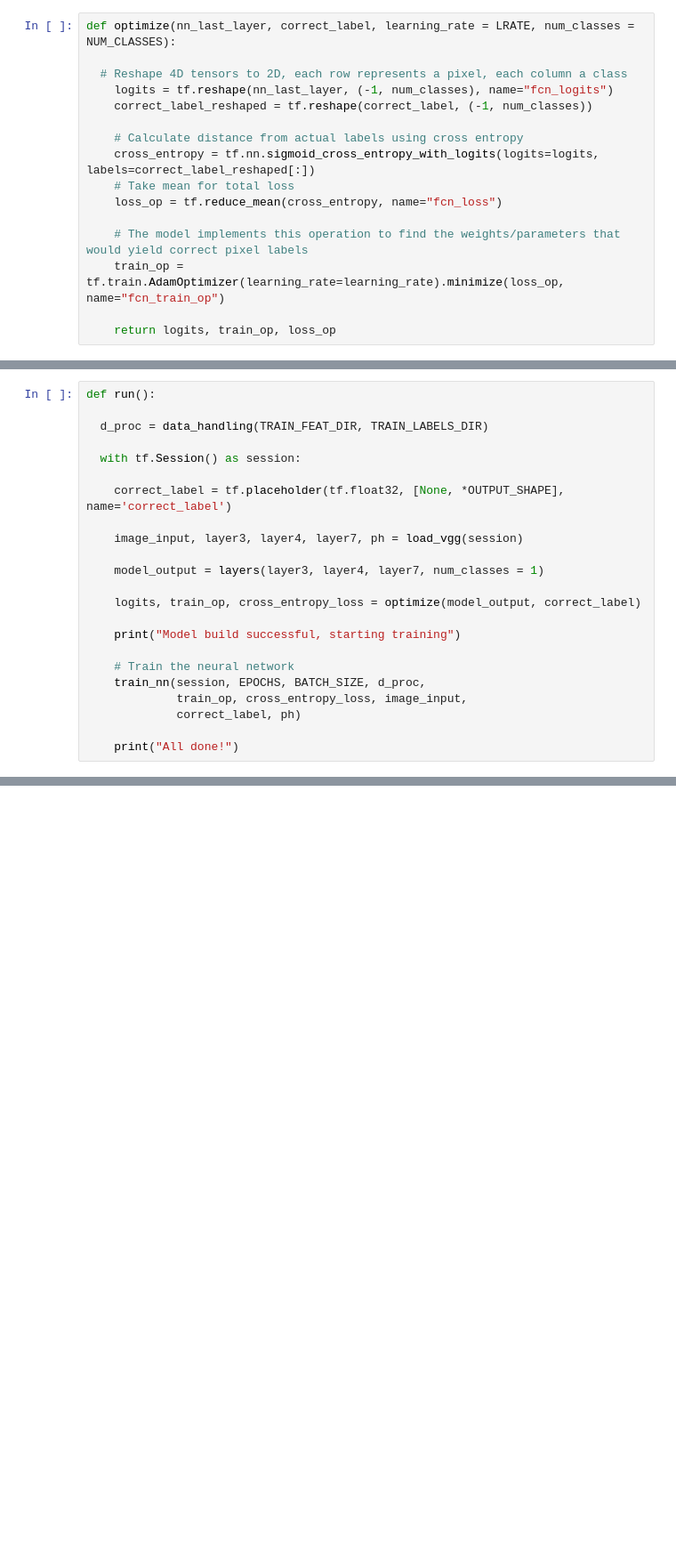
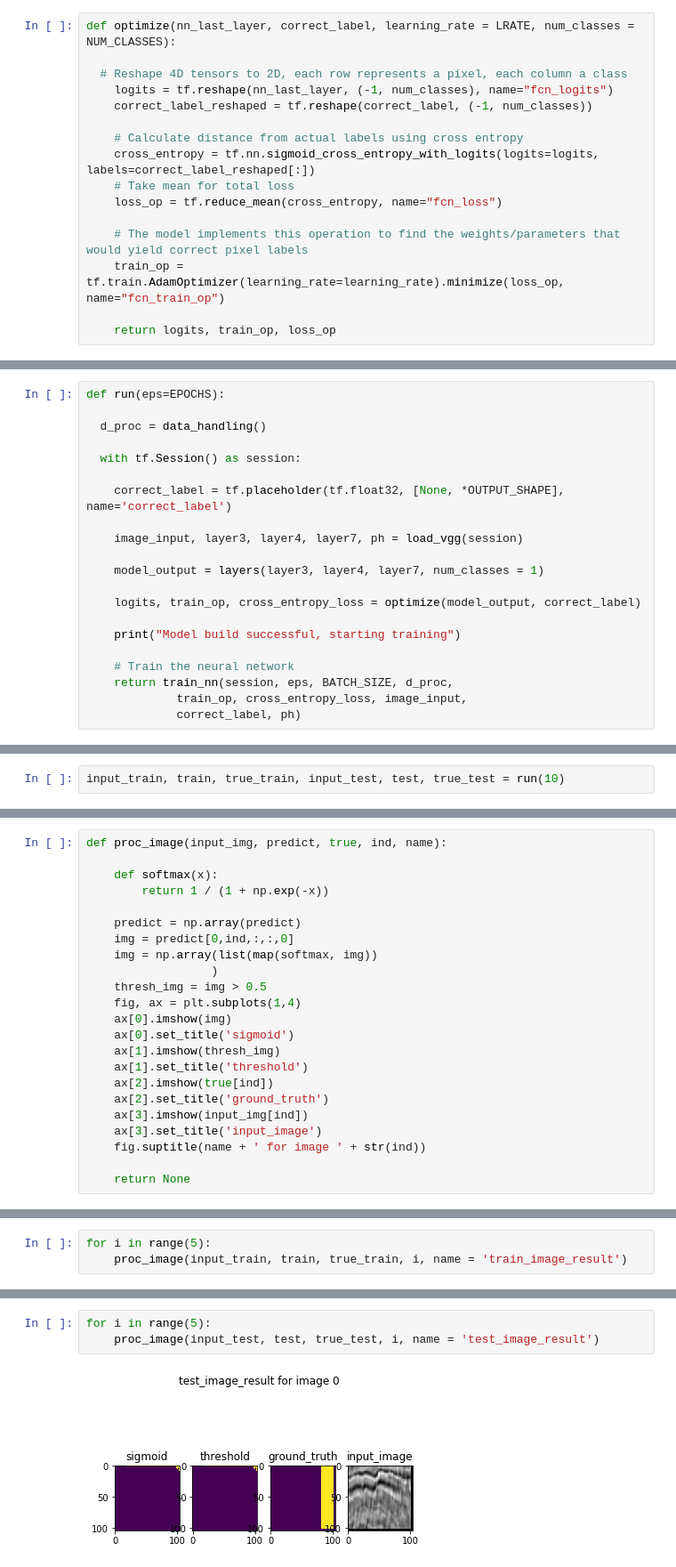
Before and after one commit to dirac-dc/Semantic_Segmentation, a Jupyter notebook: runfile_with_dropout.ipynb, the cells around one changed output, grey strips where cells are left out. Shown: that part at 89% size. Drawn from its saved outputs; the diff is of its cells as text; blank space fills up the shorter version.

```diff
--- a/runfile_with_dropout.ipynb
+++ b/runfile_with_dropout.ipynb
@@ -241,7 +287,7 @@ def train_nn(sess, epochs, batch_size, data_handler, train_op,
 # %%
-def run():
+def run(eps=EPOCHS):
 
-  d_proc = data_handling(TRAIN_FEAT_DIR, TRAIN_LABELS_DIR)
+  d_proc = data_handling()
 
   with tf.Session() as session:
 
@@ -256,8 +302,6 @@ def run():
     print("Model build successful, starting training")
 
     # Train the neural network
-    train_nn(session, EPOCHS, BATCH_SIZE, d_proc,
+    return train_nn(session, eps, BATCH_SIZE, d_proc,
              train_op, cross_entropy_loss, image_input,
              correct_label, ph)
-
-    print("All done!")
@@ -311,0 +310,2 @@ KeyError: "The name 'batch_norm_2:0' refers to a Tensor which does not exist. Th
+# %%
+input_train, train, true_train, input_test, test, true_test = run(10)
@@ -311,0 +332,23 @@ KeyError: "The name 'batch_norm_2:0' refers to a Tensor which does not exist. Th
+# %%
+def proc_image(input_img, predict, true, ind, name):
+
+    def softmax(x):
+        return 1 / (1 + np.exp(-x))
+
+    predict = np.array(predict)
+    img = predict[0,ind,:,:,0]
+    img = np.array(list(map(softmax, img))
+                  )
+    thresh_img = img > 0.5
+    fig, ax = plt.subplots(1,4)
+    ax[0].imshow(img)
+    ax[0].set_title('sigmoid')
+    ax[1].imshow(thresh_img)
+    ax[1].set_title('threshold')
+    ax[2].imshow(true[ind])
+    ax[2].set_title('ground_truth')
+    ax[3].imshow(input_img[ind])
+    ax[3].set_title('input_image')
+    fig.suptitle(name + ' for image ' + str(ind))
+
+    return None
@@ -311,0 +362,3 @@ KeyError: "The name 'batch_norm_2:0' refers to a Tensor which does not exist. Th
+# %%
+for i in range(5):
+    proc_image(input_train, train, true_train, i, name = 'train_image_result')
@@ -311,0 +371,5 @@ KeyError: "The name 'batch_norm_2:0' refers to a Tensor which does not exist. Th
+# %%
+for i in range(5):
+    proc_image(input_test, test, true_test, i, name = 'test_image_result')
+# %% [output]
+[figure, added]
```
Also changed, not shown: parts of 20 cells of this notebook, 14 other files.
